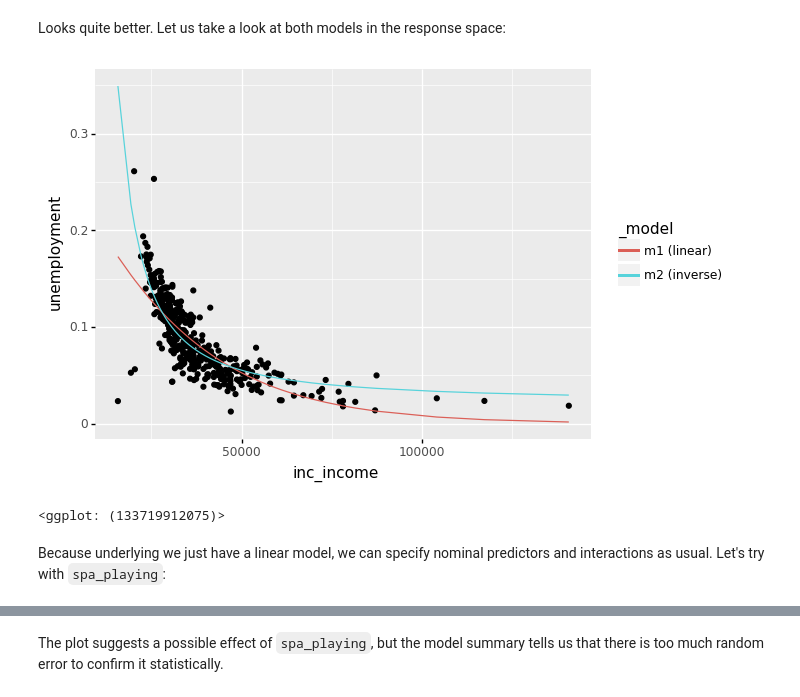
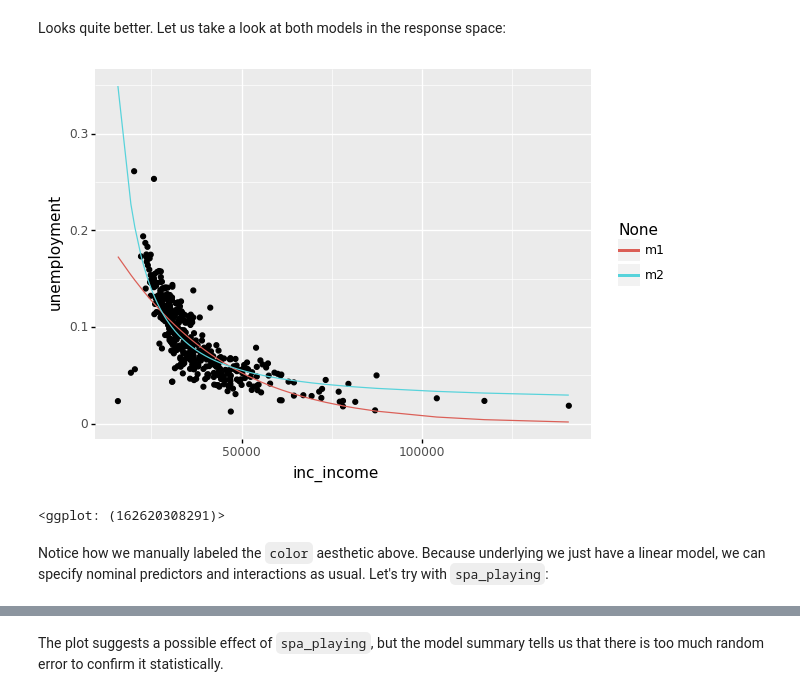
Before and after one commit to Gogonemnem/tu-delft-assignments, a Jupyter notebook: assignment4/regression.tutorial.ipynb, the cells around one changed output, grey strips where cells are left out. Drawn from its saved outputs; the diff is of its cells as text; code cells hidden in the pictures.

```diff
--- a/assignment4/regression.tutorial.ipynb
+++ b/assignment4/regression.tutorial.ipynb
@@ -687,13 +687,13 @@ Looks quite better. Let us take a look at both models in the response space:
 # %%
 ggplot(ams, aes('inc_income', 'unemployment')) +\
   geom_point() +\
-  geom_line(aes(y = '_fitted', color = '_model'), data = d1.assign(_model = 'm1 (linear)')) +\
-  geom_line(aes(y = '_fitted', color = '_model'), data = d2.assign(_model = 'm2 (inverse)'))
+  geom_line(aes(y = '_fitted', color = ['m1']), data = d1) +\
+  geom_line(aes(y = '_fitted', color = ['m2']), data = d2)
 # %% [output]
-[figure, old version]
+[figure, new version]
-<ggplot: (133719912075)>
+<ggplot: (162620308291)>
 # %% [markdown]
-Because underlying we just have a linear model, we can specify nominal predictors and interactions as usual. Let's try with `spa_playing`:
+Notice how we manually labeled the `color` aesthetic above. Because underlying we just have a linear model, we can specify nominal predictors and interactions as usual. Let's try with `spa_playing`:
 # %%
 m = smf.glm('unemployment ~ I(1/inc_income)*spa_playing', ams, family = sm.families.Binomial()).fit()
 m.summary()
```
Also changed, not shown: parts of 31 cells of this notebook, 1 other file.
